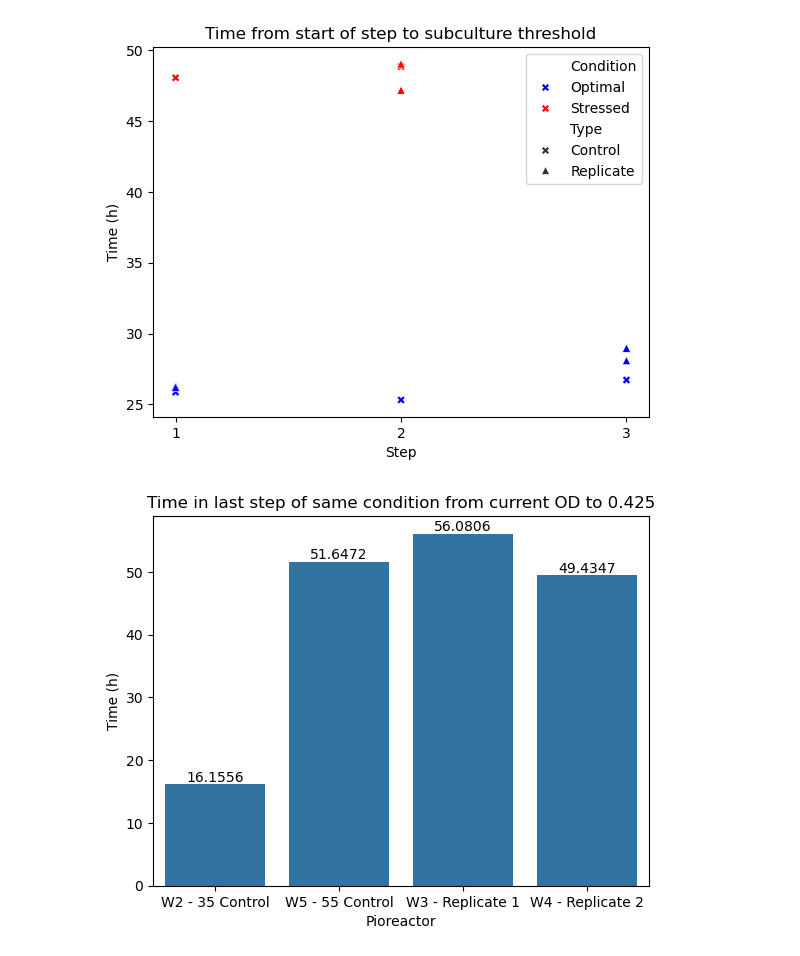
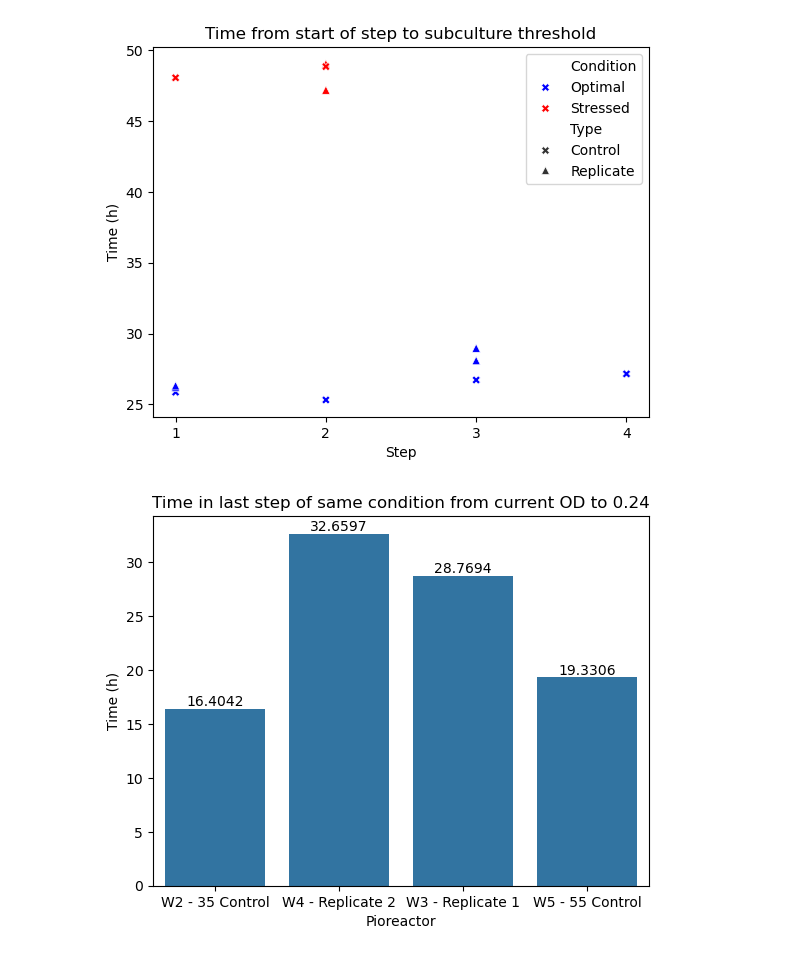
Before and after one commit to JacksonPageroth/pio-bacterial-memory, a Jupyter notebook: pio_subculture.ipynb, the cells around one changed output. Cells and saved outputs as stored; diff of their text form; code cells hidden in the pictures.

```diff
--- a/pio_subculture.ipynb
+++ b/pio_subculture.ipynb
@@ -123,7 +125,7 @@ plt.show()
 # %%
 pioreactors = df.get_column("pioreactor_unit").unique()
 
-window_size = 360  # We take measurements every 5 seconds, so this gives a window size of 30 minutes, it's in row number
+window_size = 720  # We take measurements every 5 seconds, so this gives a window size of 30 minutes, it's in row number
 plot_df = {"Type": [], "Max slope": [], "Condition": [], "Step":[]}
 for pioreactor in pioreactors:
     pio_df = df.filter(pl.col("pioreactor_unit").eq(pioreactor))
@@ -163,7 +165,7 @@ for pioreactor in pioreactors:
 
     for step in pio_df.get_column("Step").unique()[:-1]:
         step_df = pio_df.filter(pl.col("Step").eq(step)).sort("timestamp_localtime")
-        slope_df = step_df.with_columns(slope=pl.col("od_reading").least_squares.ols('timestamp_localtime', mode='coefficients').struct[0])
+        slope_df = step_df.with_columns(slope=pl.col("od_reading").log().least_squares.ols('timestamp_localtime', mode='coefficients').struct[0])
 
         plot_df["Mean slope"].append(slope_df.get_column("slope").max())
         plot_df["Step"].append(step)
@@ -226,37 +228,37 @@ plt.xticks(ticks=range(int(plot_df["Step"].min()), int(plot_df["Step"].max()) +
 plt.title("Time from start of step to subculture threshold")
 plt.show()
 # %% [output]
-[figure, old version]
+[figure, new version]
 # %%
-predict_od = 0.425
+predict_od = 0.24
 plot_df = {"Pioreactor": [], "Time (h)": []}
 for pioreactor in pioreactors:
     pio_df = df.filter(pl.col("pioreactor_unit").eq(pioreactor)).sort("timestamp_localtime", descending=False)
 
     steps = pio_df.get_column("Step").sort().unique().to_list()
     current_od = pio_df.filter(pl.col("Step").eq(steps[-1])).get_column("od_reading")[-1]
 
     last_step = pio_df.filter(pl.col("Step").eq(steps[-3]))
     thresh_time = (last_step.with_columns((pl.col("od_reading") - predict_od).abs().alias("distance"))
                         .filter(pl.col("distance") == pl.col("distance").min())
                         .get_column("timestamp_localtime")[0])
 
     time_in_last_step = (last_step.with_columns((pl.col("od_reading") - current_od).abs().alias("distance"))
                         .filter(pl.col("distance") == pl.col("distance").min())
                         .get_column("timestamp_localtime")[0])
 
     time_to_threshold = (thresh_time - time_in_last_step).total_seconds() / 3600
 
     plot_df["Time (h)"].append(time_to_threshold)
     plot_df["Pioreactor"].append(pioreactor)
 
 
 # Plotting each pioreactor in a separate subplot
 num_pioreactors = len(pioreactors)
 plot_df = pl.from_dict(plot_df).to_pandas()
 ax = sns.barplot(plot_df, x="Pioreactor", y="Time (h)")
 ax.bar_label(ax.containers[0], fontsize=10);
 plt.title(f"Time in last step of same condition from current OD to {predict_od}")
 plt.show()
 # %% [output]
-[figure, old version]
+[figure, new version]
```
Also changed, not shown: parts of 6 cells of this notebook, 1 other file.
